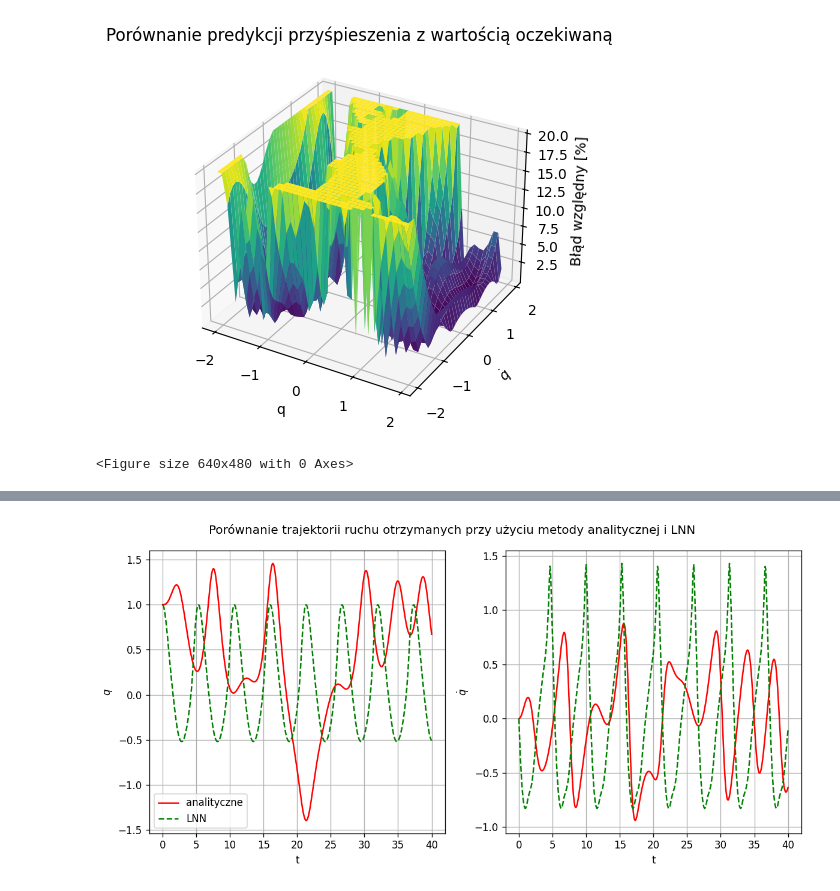
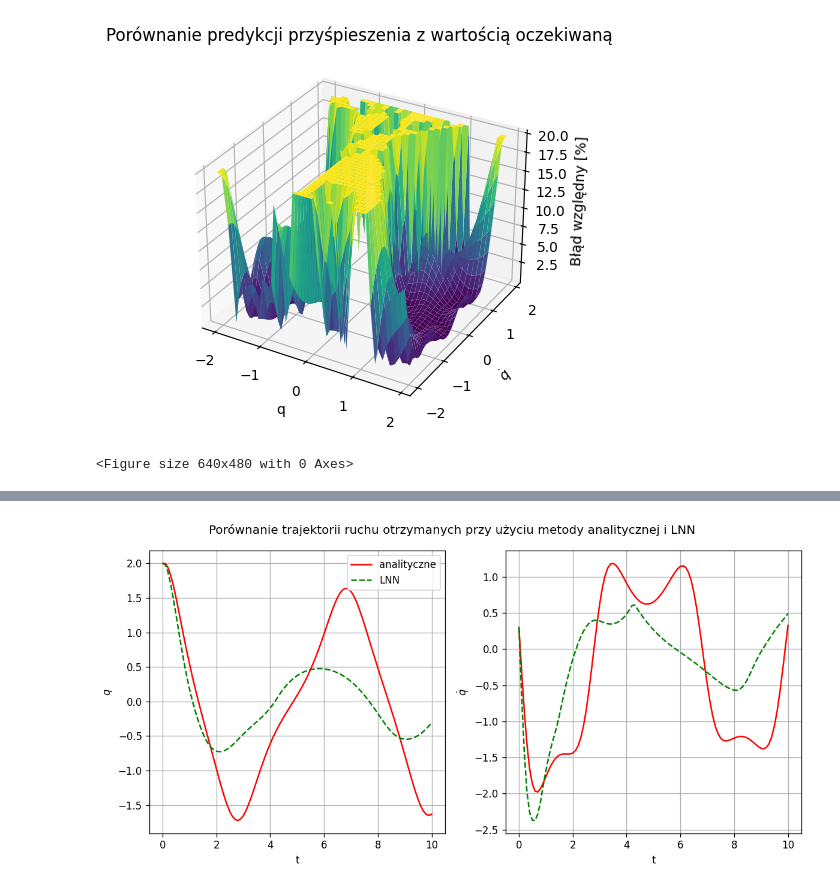
Before and after one commit to BartekFurmanek/LNN, a Jupyter notebook: OscylatorDuffinga.ipynb, the cells around one changed output, grey strips where cells are left out. Cells and saved outputs as stored; diff of their text form; code cells hidden in the pictures.

```diff
--- a/OscylatorDuffinga.ipynb
+++ b/OscylatorDuffinga.ipynb
@@ -13,16 +13,18 @@ import random as rd
 import pickle
 import os
 # %%
+def Force(t):
+    return 0
 
-def analitical(initial_state, t, a=1, b=1, c=1, F=1, w=np.pi):
+def analitical(initial_state, t, a=1, b=1, c=1):
     q = initial_state[0]
     q_t = initial_state[1]
-    q_tt = -1*a*q_t -b*q -c*q**3 + F*jnp.sin(w*t)
+    q_tt = -1*a*q_t -b*q -c*q**3 + Force(t)
     return jnp.concatenate((jnp.expand_dims(q_t, axis=0), jnp.expand_dims(q_tt, axis=0)), axis=0)
 
 @partial(jax.jit, backend='cpu')
-def solve_analitical(initial_state, times, a=0.1, b=-1, c=1, F=0.34, w=1.4):
-    function = partial(analitical,a=a, b=b, c=c, F=F, w=w)
+def solve_analitical(initial_state, times, a=0.1, b=-1, c=1):
+    function = partial(analitical,a=a, b=b, c=c)
     return odeint(function, initial_state, t=times, rtol=1e-10, atol=1e-10)
 # %%
 #WYZNACZENIE PUNKTU STARTOWEGO, SZUMU, ORAZ CZASU DLA TESTU POWYŻSZYCH METOD WYZNACZANIA TRAJEKTORI
@@ -151,9 +152,9 @@ plt.tight_layout()
 # %%
 #ARCHITEKUTRA SIECI NEURONOWEJ
 init_random_params, nn_forward_fn = stax.serial(
-    stax.Dense(256),
+    stax.Dense(128),
     stax.Softplus,
-    stax.Dense(256),
+    stax.Dense(128),
     stax.Softplus,
     stax.Dense(1),
 )
@@ -165,11 +166,11 @@ init_random_params, nn_forward_fn = stax.serial(
 #Zwraca:
 #   lagrangian - wartość lagrangianu dla danego wektora stanu
 def learned_lagrangian(params):
-    def lagrangian(state, t):
-        t = jnp.expand_dims(t, axis=-1) if t.ndim == 0 else t.reshape(-1)
-        input = jnp.concatenate([state, t], axis=-1)
-        return jnp.squeeze(nn_forward_fn(params, input), axis=-1)
-    return lagrangian
+  def lagrangian(q, q_t):
+    assert q.shape == (1,)
+    state = jnp.concatenate([q, q_t])
+    return jnp.squeeze(nn_forward_fn(params, state), axis=-1)
+  return lagrangian
 
 
 def equation_of_motion(lagrangian, state, t=None):
@@ -178,7 +179,7 @@ def equation_of_motion(lagrangian, state, t=None):
     #Obliczanie przyśpieszenia na podstawie lagrangianu
     q_tt = jnp.linalg.pinv(jax.hessian(lagrangian, 1)(q, q_t)) @ (
         jax.grad(lagrangian, 0)(q, q_t)
-        - jax.jacfwd(jax.grad(lagrangian, 1), 0)(q, q_t) @ q_t)
+        - jax.jacfwd(jax.grad(lagrangian, 1), 0)(q, q_t) @ q_t) + Force(t)
     return jnp.concatenate([q_t, q_tt], axis=-1)
 
 
@@ -238,11 +239,11 @@ def shuffle(a, b):
 
 
 
-Training=True      #Uczenie sieci
+Training=False      #Uczenie sieci
 Epochs=1000       #Maksymalna liczba epok
 StopError=0.001      #Wartość błędu MSE dla zbioru testowego, przy której uczenie zostanie szybciej zakończone
 #!!!!WAZNE - STOP ERROR MAX 0.005, PONIZEJ PRZEUCZENIE
-Learning_rate=1e-3  #Współczynnik uczenia
+Learning_rate=1e-2  #Współczynnik uczenia
 Batch_size= 32
 
 
@@ -446,5 +432,5 @@ plt.show()
 plt.tight_layout()
 %matplotlib inline
 # %% [output]
-[figure, old version]
+[figure, new version]
 <Figure size 640x480 with 0 Axes>
@@ -452,15 +478,18 @@ plt.tight_layout()
 #TEST WYZNACZENIA TRAJEKTORI RUCHU PRZY UŻYCIU SIECI NEURONOWEJ
 
 #Punkt startowy
-x0 = jnp.array([1,0], dtype=np.float32)
+x0 = jnp.array([2,0.3], dtype=np.float32)
 #Wektor czasu
-t = np.linspace(0, 40, num=401, dtype=np.float32)
+t = np.linspace(0, 10, num=101, dtype=np.float32)
+
+
+#Wyznaczenie trajektori metodą analityczną
+%time analitical_trajectory = jax.device_get(solve_analitical(x0, t))
 
 #Wyznaczenie trajektori przy użyciu sieci
 %time lagrangian_trajectory = jax.device_get(solve_lagrangian(params, x0, t))
 
-#Wyznaczenie trajektori metodą analityczną
-%time analitical_trajectory = jax.device_get(solve_analitical(x0, t))
+
 
 
 #WIZUALIZACJA
@@ -491 +520 @@ Wall time: 326 ms
-[figure, old version]
+[figure, new version]
```
Also changed, not shown: parts of 10 cells of this notebook, 27 other files.
